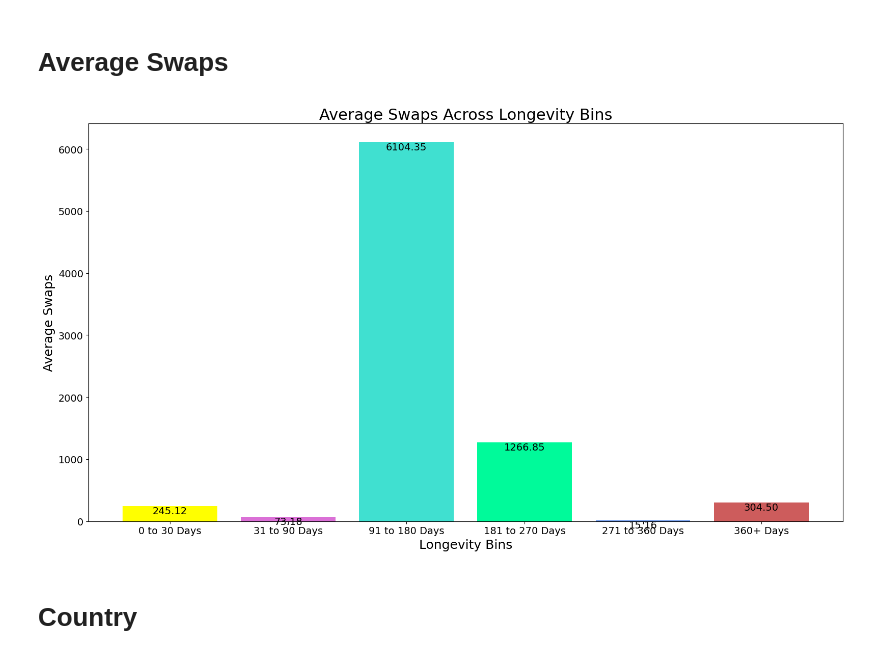
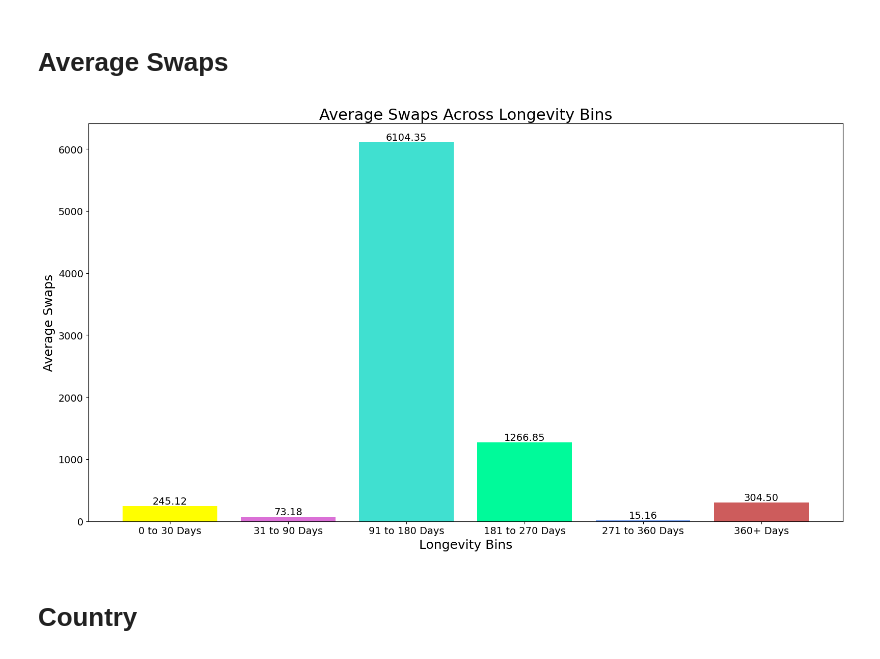
Before and after one commit to CommonCrayon/CapstoneProject, a Jupyter notebook: EDA_Of_FeatureEngineering.ipynb, the cells around one changed output. Saved outputs shown, nothing was run; the diff lists cells and outputs as text; code cells hidden in the pictures.

```diff
--- a/EDA_Of_FeatureEngineering.ipynb
+++ b/EDA_Of_FeatureEngineering.ipynb
@@ -578,35 +578,35 @@ import matplotlib.pyplot as plt
 averages = [
     longevity_0_dataset['Average_Swaps'].mean(),
     longevity_1_dataset['Average_Swaps'].mean(),
     longevity_2_dataset['Average_Swaps'].mean(),
     longevity_3_dataset['Average_Swaps'].mean(),
     longevity_4_dataset['Average_Swaps'].mean(),
     longevity_5_dataset['Average_Swaps'].mean()
 ]
 
 # Creating the plot
 plt.figure(figsize=(16, 9))
 
 # Plotting the bar graph
 bars = plt.bar(range(len(averages)), averages, tick_label=bin_labels, color=colors)
 
 # Adding labels to each bar
 for i, bar in enumerate(bars):
-    plt.text(bar.get_x() + bar.get_width() / 2, bar.get_height() - 0.01, f'{averages[i]:.2f}', ha='center', va='top', fontsize=14)
+    plt.text(bar.get_x() + bar.get_width() / 2, bar.get_height() - 0.01, f'{averages[i]:.2f}', ha='center', va='bottom', fontsize=14)
 
 # Adding labels and title
 plt.xlabel('Longevity Bins', fontsize=18)
 plt.ylabel('Average Swaps', fontsize=18)
 plt.title('Average Swaps Across Longevity Bins', fontsize=22)
 
 plt.xticks(fontsize=14)
 plt.yticks(fontsize=14)
 
 # Displaying the graph
 plt.tight_layout()
 plt.show()
 # %% [output]
-[figure, old version]
+[figure, new version]
 # %% [markdown]
 # Country
 # %%
```
Also changed, not shown: 1 other file.
